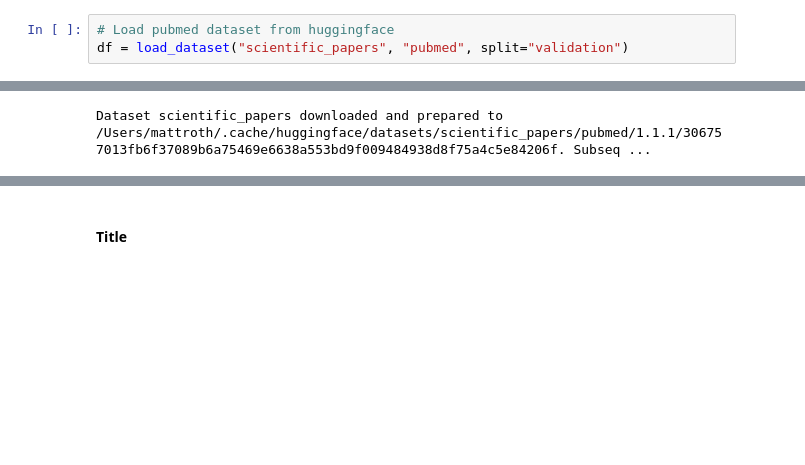
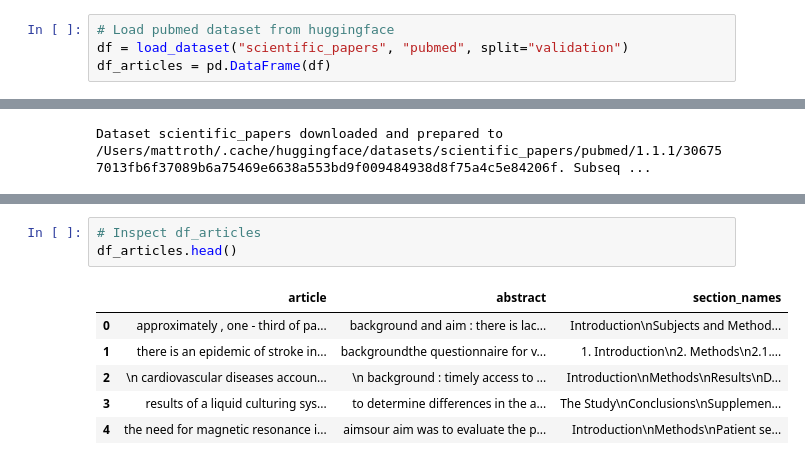
Before and after one commit to mlkimmins/OSCAR, a Jupyter notebook: topic_modeling.ipynb, the cells around one changed output, grey strips where cells are left out. Saved outputs shown, nothing was run; the diff lists cells and outputs as text; blank space fills up the shorter version.

```diff
--- a/topic_modeling.ipynb
+++ b/topic_modeling.ipynb
@@ -19,6 +20,7 @@ from datasets import load_dataset
 # %%
 # Load pubmed dataset from huggingface
 df = load_dataset("scientific_papers", "pubmed", split="validation")
+df_articles = pd.DataFrame(df)
 # %% [output]
 Downloading and preparing dataset scientific_papers/pubmed to /Users/mattroth/.cache/huggingface/datasets/scientific_papers/pubmed/1.1.1/306757013fb6f37089b6a75469e6638a553bd9f009484938d8f75a4c5e84206 ...
 Computing checksums of downloaded files. They can be used for integrity verification. You can disable this by passing ignore_verifications=True to load_dataset
@@ -40,2 +28,10 @@ pd.DataFrame(df[0:10])#.iloc[0,0]
-# %% [markdown]
-#### Title
+# %%
+# Inspect df_articles
+df_articles.head()
+# %% [output]
+|  | article | abstract | section_names |
+| 0 | approximately , one - third of pa... | background and aim : there is lac... | Introduction\nSubjects and Method... |
+| 1 | there is an epidemic of stroke in... | backgroundthe questionnaire for v... | 1. Introduction\n2. Methods\n2.1.... |
+| 2 | \n cardiovascular diseases accoun... | \n background : timely access to ... | Introduction\nMethods\nResults\nD... |
+| 3 | results of a liquid culturing sys... | to determine differences in the a... | The Study\nConclusions\nSupplemen... |
+| 4 | the need for magnetic resonance i... | aimsour aim was to evaluate the p... | Introduction\nMethods\nPatient se... |
```
Also changed, not shown: parts of 8 cells of this notebook.
